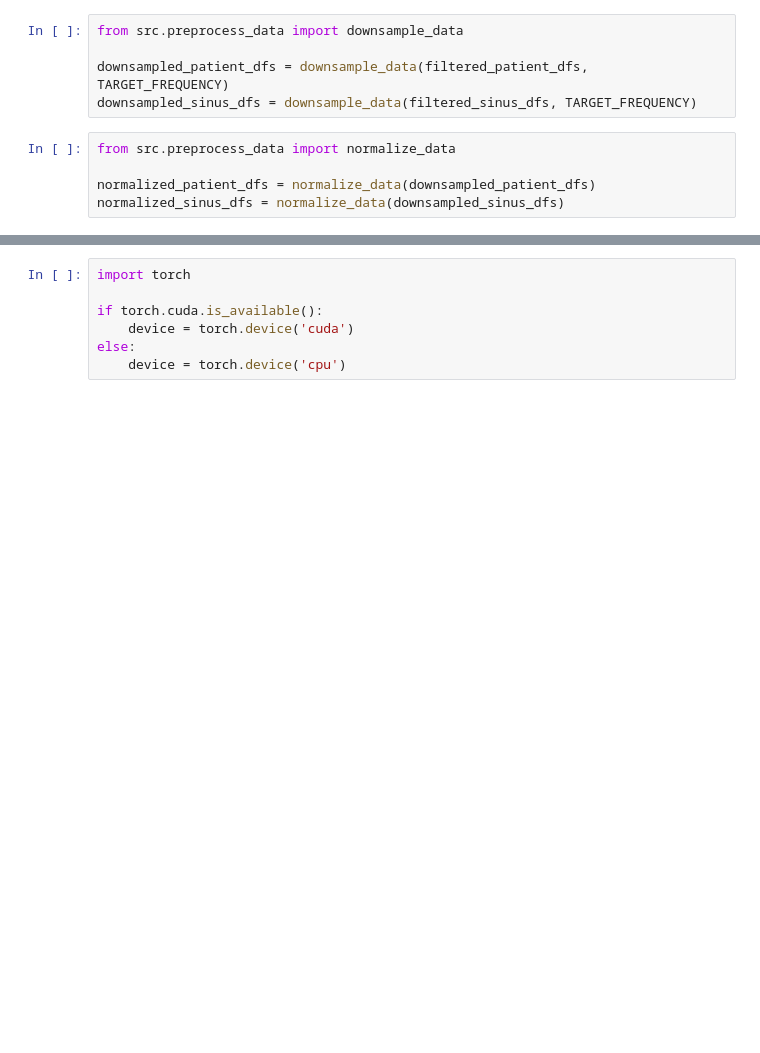
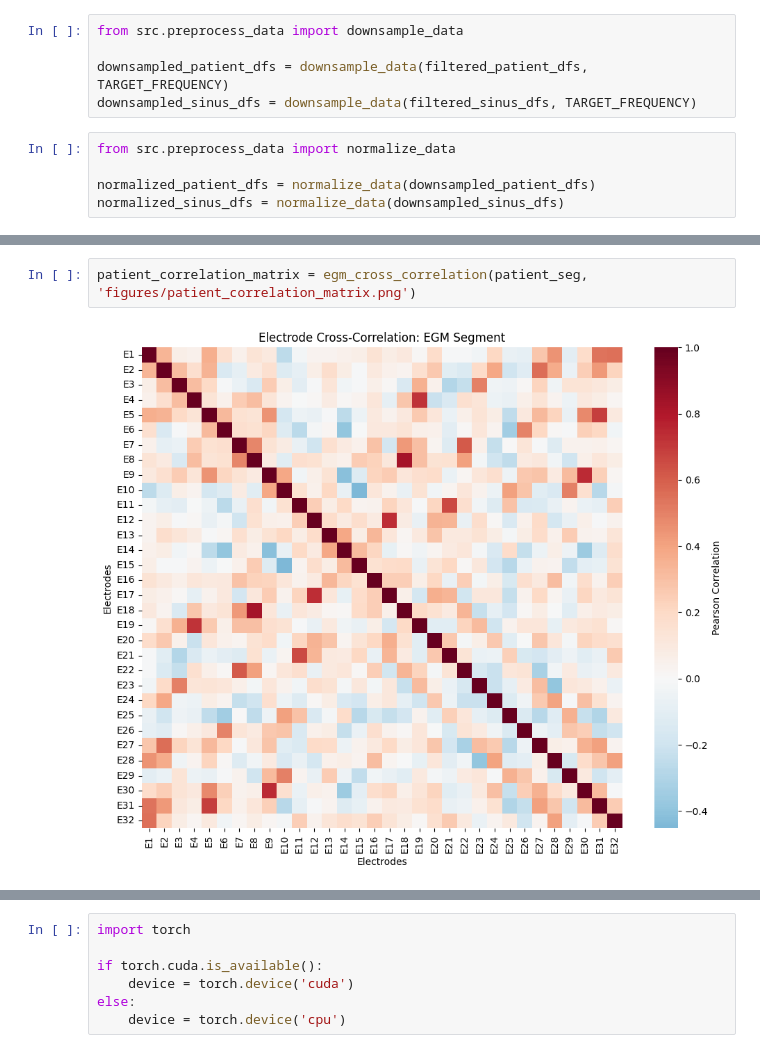
Before and after one commit to mirzasharmin1/EGM-arrythmia-detection, a Jupyter notebook: notebook.ipynb, the cells around one changed output, grey strips where cells are left out. Saved outputs shown, nothing was run; the diff lists cells and outputs as text; blank space fills up the shorter version.

```diff
--- a/notebook.ipynb
+++ b/notebook.ipynb
@@ -52,0 +187,4 @@ Segmenting into 4-second segments (1600 samples each)...
+# %%
+patient_correlation_matrix = egm_cross_correlation(patient_seg, 'figures/patient_correlation_matrix.png')
+# %% [output]
+[figure, added]
```
Also changed, not shown: parts of 29 cells of this notebook, 9 other files.
